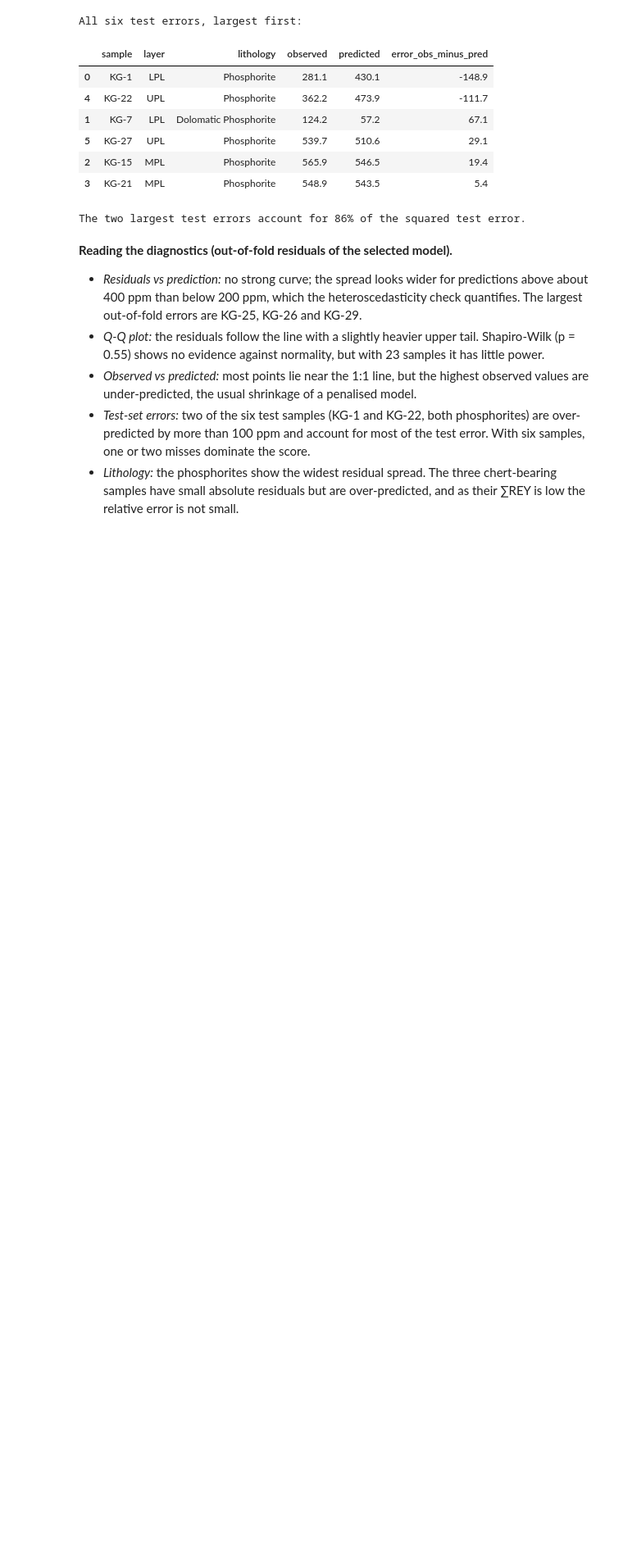
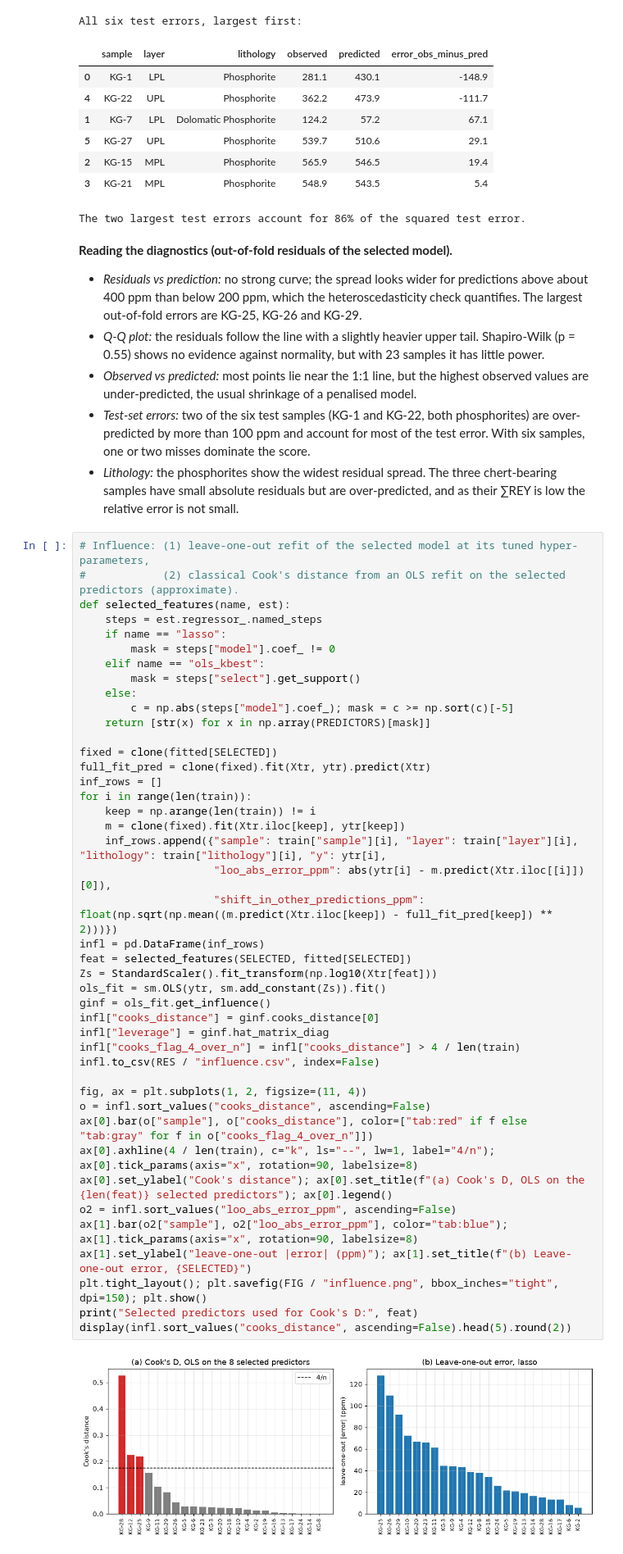
Before and after one commit to MassamAli5/DS-A3, a Jupyter notebook: DS-A3_regression_baseline.ipynb, the cells around one changed output. Shown at 82% size. Cells and saved outputs as stored; diff of their text form; blank space fills up the shorter version.

Commit message:
Add influence analysis and learning curve

```diff
--- a/DS-A3_regression_baseline.ipynb
+++ b/DS-A3_regression_baseline.ipynb
@@ -481,3 +481,48 @@ The two largest test errors account for 86% of the squared test error.
 - *Observed vs predicted:* most points lie near the 1:1 line, but the highest observed values are under-predicted, the usual shrinkage of a penalised model.
 - *Test-set errors:* two of the six test samples (KG-1 and KG-22, both phosphorites) are over-predicted by more than 100 ppm and account for most of the test error. With six samples, one or two misses dominate the score.
 - *Lithology:* the phosphorites show the widest residual spread. The three chert-bearing samples have small absolute residuals but are over-predicted, and as their ∑REY is low the relative error is not small.
+# %%
+# Influence: (1) leave-one-out refit of the selected model at its tuned hyper-parameters,
+#            (2) classical Cook's distance from an OLS refit on the selected predictors (approximate).
+def selected_features(name, est):
+    steps = est.regressor_.named_steps
+    if name == "lasso":
+        mask = steps["model"].coef_ != 0
+    elif name == "ols_kbest":
+        mask = steps["select"].get_support()
+    else:
+        c = np.abs(steps["model"].coef_); mask = c >= np.sort(c)[-5]
+    return [str(x) for x in np.array(PREDICTORS)[mask]]
+
+fixed = clone(fitted[SELECTED])
+full_fit_pred = clone(fixed).fit(Xtr, ytr).predict(Xtr)
+inf_rows = []
+for i in range(len(train)):
+    keep = np.arange(len(train)) != i
+    m = clone(fixed).fit(Xtr.iloc[keep], ytr[keep])
+    inf_rows.append({"sample": train["sample"][i], "layer": train["layer"][i], "lithology": train["lithology"][i], "y": ytr[i],
+                     "loo_abs_error_ppm": abs(ytr[i] - m.predict(Xtr.iloc[[i]])[0]),
+                     "shift_in_other_predictions_ppm": float(np.sqrt(np.mean((m.predict(Xtr.iloc[keep]) - full_fit_pred[keep]) ** 2)))})
+infl = pd.DataFrame(inf_rows)
+feat = selected_features(SELECTED, fitted[SELECTED])
+Zs = StandardScaler().fit_transform(np.log10(Xtr[feat]))
+ols_fit = sm.OLS(ytr, sm.add_constant(Zs)).fit()
+ginf = ols_fit.get_influence()
+infl["cooks_distance"] = ginf.cooks_distance[0]
+infl["leverage"] = ginf.hat_matrix_diag
+infl["cooks_flag_4_over_n"] = infl["cooks_distance"] > 4 / len(train)
+infl.to_csv(RES / "influence.csv", index=False)
+
+fig, ax = plt.subplots(1, 2, figsize=(11, 4))
+o = infl.sort_values("cooks_distance", ascending=False)
+ax[0].bar(o["sample"], o["cooks_distance"], color=["tab:red" if f else "tab:gray" for f in o["cooks_flag_4_over_n"]])
+ax[0].axhline(4 / len(train), c="k", ls="--", lw=1, label="4/n"); ax[0].tick_params(axis="x", rotation=90, labelsize=8)
+ax[0].set_ylabel("Cook's distance"); ax[0].set_title(f"(a) Cook's D, OLS on the {len(feat)} selected predictors"); ax[0].legend()
+o2 = infl.sort_values("loo_abs_error_ppm", ascending=False)
+ax[1].bar(o2["sample"], o2["loo_abs_error_ppm"], color="tab:blue"); ax[1].tick_params(axis="x", rotation=90, labelsize=8)
+ax[1].set_ylabel("leave-one-out |error| (ppm)"); ax[1].set_title(f"(b) Leave-one-out error, {SELECTED}")
+plt.tight_layout(); plt.savefig(FIG / "influence.png", bbox_inches="tight", dpi=150); plt.show()
+print("Selected predictors used for Cook's D:", feat)
+display(infl.sort_values("cooks_distance", ascending=False).head(5).round(2))
+# %% [output]
+[figure, added]
```
Also changed, not shown: parts of 1 cell of this notebook, 3 other files.
